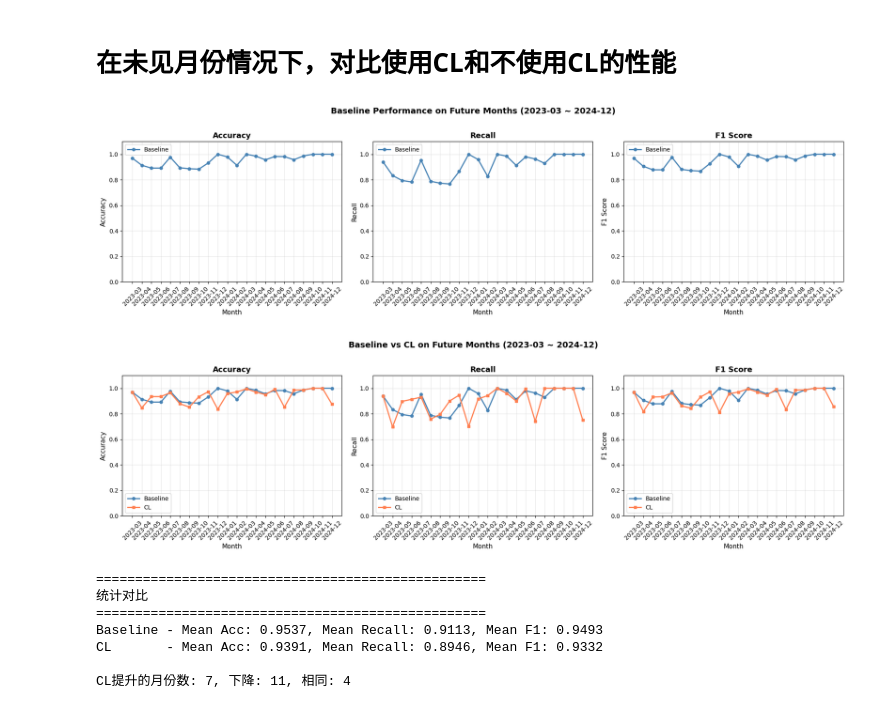
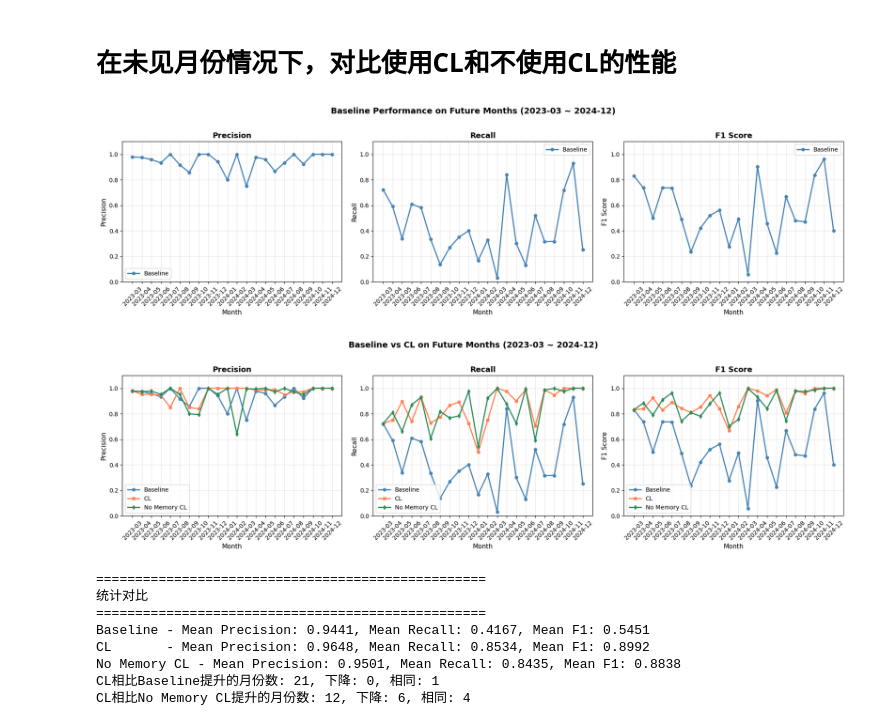
Before and after one commit to Kirin2003/GMLLM, a Jupyter notebook: GMLLM/extractAST/plot_results.ipynb, the cells around one changed output. Cells and saved outputs as stored; diff of their text form; code cells hidden in the pictures.

```diff
--- a/GMLLM/extractAST/plot_results.ipynb
+++ b/GMLLM/extractAST/plot_results.ipynb
@@ -12,22 +12,28 @@ with open('results/test_than_train_future_test_results.json', 'r') as f:
 with open('results/continual_learning_unk_test_than_train_future_month.json', 'r') as f:
     cl_data = json.load(f)
 
+with open('results/continual_learning_unk_no_memory_test_than_train_future_month.json', 'r') as f:
+    no_mem_data = json.load(f)
+
 months = baseline_data['month']
-baseline_acc = baseline_data['acc']
-cl_acc = cl_data['acc']
+baseline_precision = baseline_data['precision']
+cl_precision = cl_data['precision']
+no_mem_precision = no_mem_data['precision']
 baseline_recall = baseline_data['recall']
 cl_recall = cl_data['recall']
+no_mem_recall = no_mem_data['recall']
 baseline_f1 = baseline_data['f1']
 cl_f1 = cl_data['f1']
+no_mem_f1 = no_mem_data['f1']
 # %%
 # 只画不使用CL的算法的性能图
 fig, axes = plt.subplots(1, 3, figsize=(18, 5))
 
-# 子图1: Accuracy
-axes[0].plot(months, baseline_acc, 'o-', label='Baseline', color='steelblue', linewidth=2, markersize=5)
+# 子图1: Precision
+axes[0].plot(months, baseline_precision, 'o-', label='Baseline', color='steelblue', linewidth=2, markersize=5)
 axes[0].set_xlabel('Month', fontsize=11)
-axes[0].set_ylabel('Accuracy', fontsize=11)
-axes[0].set_title('Accuracy', fontsize=13, fontweight='bold')
+axes[0].set_ylabel('Precision', fontsize=11)
+axes[0].set_title('Precision', fontsize=13, fontweight='bold')
 axes[0].legend()
 axes[0].set_ylim(0, 1.1)
 axes[0].grid(alpha=0.3)
@@ -57,69 +63,80 @@ plt.suptitle('Baseline Performance on Future Months (2023-03 ~ 2024-12)', fontsi
 plt.tight_layout()
 plt.show()
 # %% [output]
-[figure, old version]
+[figure, new version]
 # %%
-# 绘制3个子图：Accuracy、Recall、F1
+# 绘制3个子图：Precision、Recall、F1
 fig, axes = plt.subplots(1, 3, figsize=(18, 5))
 
-# 子图1: Accuracy
-axes[0].plot(months, baseline_acc, 'o-', label='Baseline', color='steelblue', linewidth=2, markersize=5)
-axes[0].plot(months, cl_acc, 's-', label='CL', color='coral', linewidth=2, markersize=5)
+# 子图1: Precision
+axes[0].plot(months, baseline_precision, 'o-', label='Baseline', color='steelblue', linewidth=2, markersize=5)
+axes[0].plot(months, cl_precision, 's-', label='CL', color='coral', linewidth=2, markersize=5)
+axes[0].plot(months, no_mem_precision, 'd-', label='No Memory CL', color='seagreen', linewidth=2, markersize=5)
 axes[0].set_xlabel('Month', fontsize=11)
-axes[0].set_ylabel('Accuracy', fontsize=11)
-axes[0].set_title('Accuracy', fontsize=13, fontweight='bold')
+axes[0].set_ylabel('Precision', fontsize=11)
+axes[0].set_title('Precision', fontsize=13, fontweight='bold')
 axes[0].legend()
 axes[0].set_ylim(0, 1.1)
 axes[0].grid(alpha=0.3)
 axes[0].tick_params(axis='x', rotation=45)
 
 # 子图2: Recall
 axes[1].plot(months, baseline_recall, 'o-', label='Baseline', color='steelblue', linewidth=2, markersize=5)
 axes[1].plot(months, cl_recall, 's-', label='CL', color='coral', linewidth=2, markersize=5)
+axes[1].plot(months, no_mem_recall, 'd-', label='No Memory CL', color='seagreen', linewidth=2, markersize=5)
 axes[1].set_xlabel('Month', fontsize=11)
 axes[1].set_ylabel('Recall', fontsize=11)
 axes[1].set_title('Recall', fontsize=13, fontweight='bold')
 axes[1].legend()
 axes[1].set_ylim(0, 1.1)
 axes[1].grid(alpha=0.3)
 axes[1].tick_params(axis='x', rotation=45)
 
 # 子图3: F1
 axes[2].plot(months, baseline_f1, 'o-', label='Baseline', color='steelblue', linewidth=2, markersize=5)
 axes[2].plot(months, cl_f1, 's-', label='CL', color='coral', linewidth=2, markersize=5)
+axes[2].plot(months, no_mem_f1, 'd-', label='No Memory CL', color='seagreen', linewidth=2, markersize=5)
 axes[2].set_xlabel('Month', fontsize=11)
 axes[2].set_ylabel('F1 Score', fontsize=11)
 axes[2].set_title('F1 Score', fontsize=13, fontweight='bold')
 axes[2].legend()
 axes[2].set_ylim(0, 1.1)
 axes[2].grid(alpha=0.3)
 axes[2].tick_params(axis='x', rotation=45)
 
 plt.suptitle('Baseline vs CL on Future Months (2023-03 ~ 2024-12)', fontsize=14, fontweight='bold', y=1.02)
 plt.tight_layout()
 plt.show()
 # %% [output]
-[figure, old version]
+[figure, new version]
 # %%
 # 统计对比
 baseline_f1_arr = np.array(baseline_f1)
 cl_f1_arr = np.array(cl_f1)
+no_mem_f1_arr = np.array(no_mem_f1)
 
 print("="*50)
 print("统计对比")
 print("="*50)
-print(f"Baseline - Mean Acc: {np.mean(baseline_acc):.4f}, Mean Recall: {np.mean(baseline_recall):.4f}, Mean F1: {np.mean(baseline_f1_arr):.4f}")
-print(f"CL       - Mean Acc: {np.mean(cl_acc):.4f}, Mean Recall: {np.mean(cl_recall):.4f}, Mean F1: {np.mean(cl_f1_arr):.4f}")
-print()
+print(f"Baseline - Mean Precision: {np.mean(baseline_precision):.4f}, Mean Recall: {np.mean(baseline_recall):.4f}, Mean F1: {np.mean(baseline_f1_arr):.4f}")
+print(f"CL       - Mean Precision: {np.mean(cl_precision):.4f}, Mean Recall: {np.mean(cl_recall):.4f}, Mean F1: {np.mean(cl_f1_arr):.4f}")
+print(f"No Memory CL - Mean Precision: {np.mean(no_mem_precision):.4f}, Mean Recall: {np.mean(no_mem_recall):.4f}, Mean F1: {np.mean(no_mem_f1_arr):.4f}")
+
 improved = np.sum(cl_f1_arr > baseline_f1_arr)
 degraded = np.sum(cl_f1_arr < baseline_f1_arr)
 same = np.sum(cl_f1_arr == baseline_f1_arr)
-print(f"CL提升的月份数: {improved}, 下降: {degraded}, 相同: {same}")
+print(f"CL相比Baseline提升的月份数: {improved}, 下降: {degraded}, 相同: {same}")
+# CL相比no_memory提升的月份
+improved_no_mem = np.sum(cl_f1_arr > no_mem_f1_arr)
+degraded_no_mem = np.sum(cl_f1_arr < no_mem_f1_arr)
+same_no_mem = np.sum(cl_f1_arr == no_mem_f1_arr)
+print(f"CL相比No Memory CL提升的月份数: {improved_no_mem}, 下降: {degraded_no_mem}, 相同: {same_no_mem}")
 # %% [output]
 ==================================================
 统计对比
 ==================================================
-Baseline - Mean Acc: 0.9537, Mean Recall: 0.9113, Mean F1: 0.9493
-CL       - Mean Acc: 0.9391, Mean Recall: 0.8946, Mean F1: 0.9332
-
-CL提升的月份数: 7, 下降: 11, 相同: 4
+Baseline - Mean Precision: 0.9441, Mean Recall: 0.4167, Mean F1: 0.5451
+CL       - Mean Precision: 0.9648, Mean Recall: 0.8534, Mean F1: 0.8992
+No Memory CL - Mean Precision: 0.9501, Mean Recall: 0.8435, Mean F1: 0.8838
+CL相比Baseline提升的月份数: 21, 下降: 0, 相同: 1
+CL相比No Memory CL提升的月份数: 12, 下降: 6, 相同: 4
```
Also changed, not shown: 9 other files.
